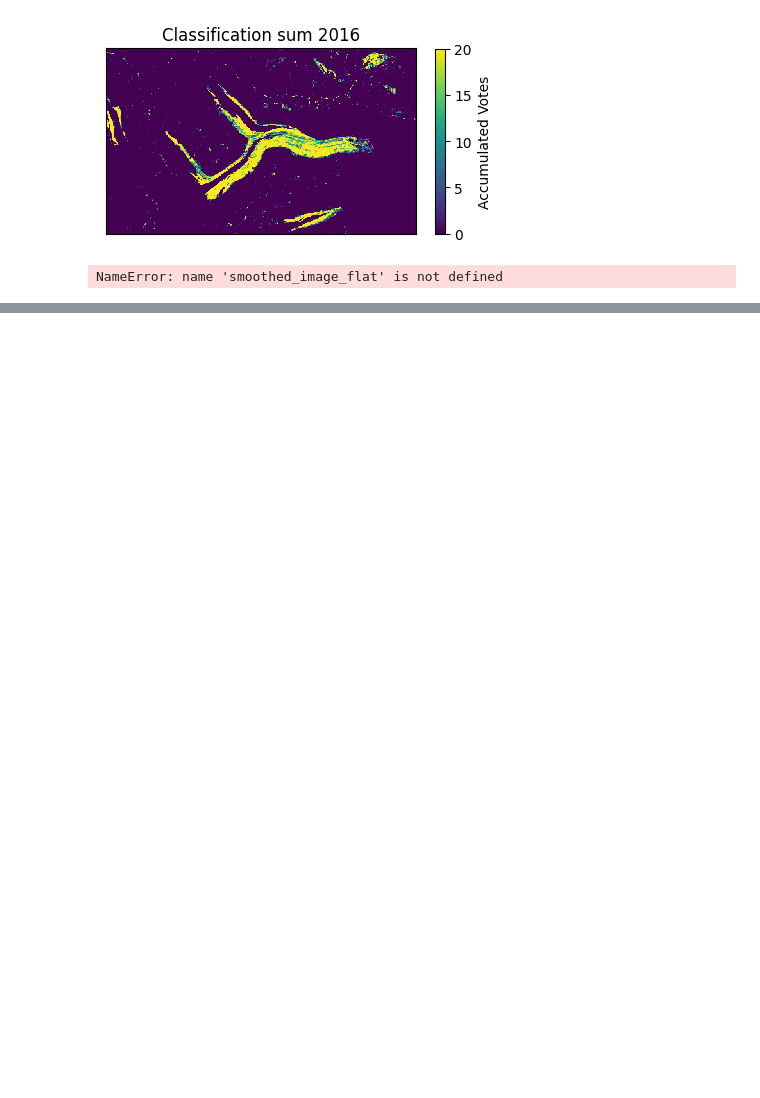
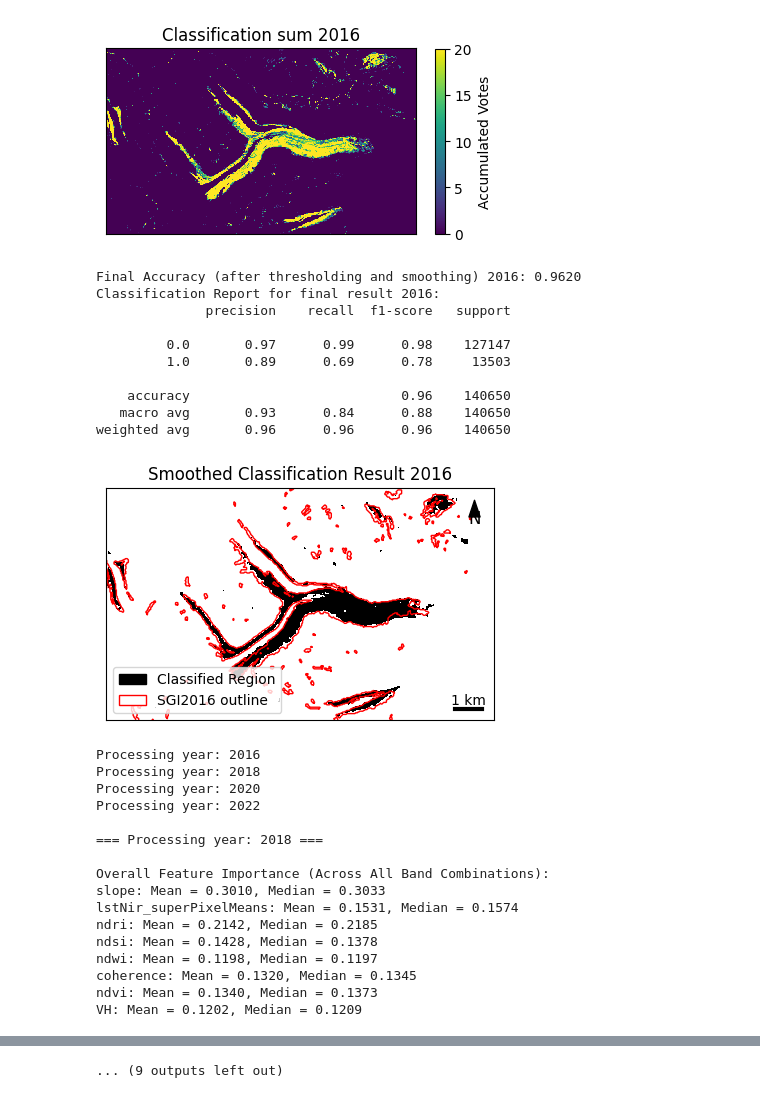
Before and after one commit to LorenaMueller/refine_DCG_outlines, a Jupyter notebook: DCG_RF_timeSeries.ipynb, the cells around one changed output, grey strips where cells are left out. Cells and saved outputs as stored; diff of their text form; code cells hidden in the pictures; blank space fills up the shorter version.

```diff
--- a/DCG_RF_timeSeries.ipynb
+++ b/DCG_RF_timeSeries.ipynb
@@ -340,12 +340,12 @@ for year in test_year:
     smoothed_image = gaussian_filter(binary_classification.astype(float), sigma=1)
     smoothed_image = np.round(smoothed_image)
 
-    smoothed_images[year] = smoothed_image_flat.copy()
+    smoothed_images[year] = smoothed_image.copy()
 
     # Calculate accuracy of the final classification result
     # Ensure smoothed_image matches the shape of the original mask
     smoothed_image_flat = smoothed_image[mask].ravel()
-    smoothed_images_flat[year] = smoothed_image.copy()
+    smoothed_images_flat[year] = smoothed_image_flat.copy()
 
 
     # Compare the smoothed classification result with the ground truth labels
@@ -427,14 +427,40 @@ Mounted at /content/drive
 
 === Processing year: 2016 ===
 
 Overall Feature Importance (Across All Band Combinations):
 slope: Mean = 0.3010, Median = 0.3033
 lstNir_superPixelMeans: Mean = 0.1531, Median = 0.1574
 ndri: Mean = 0.2142, Median = 0.2185
 ndsi: Mean = 0.1428, Median = 0.1378
 ndwi: Mean = 0.1198, Median = 0.1197
 coherence: Mean = 0.1320, Median = 0.1345
 ndvi: Mean = 0.1340, Median = 0.1373
 VH: Mean = 0.1202, Median = 0.1209
 [figure]
-NameError: name 'smoothed_image_flat' is not defined
+Final Accuracy (after thresholding and smoothing) 2016: 0.9620
+Classification Report for final result 2016:
+              precision    recall  f1-score   support
+
+         0.0       0.97      0.99      0.98    127147
+         1.0       0.89      0.69      0.78     13503
+
+    accuracy                           0.96    140650
+   macro avg       0.93      0.84      0.88    140650
+weighted avg       0.96      0.96      0.96    140650
+[figure, added]
+Processing year: 2016
+Processing year: 2018
+Processing year: 2020
+Processing year: 2022
+
+=== Processing year: 2018 ===
+
+Overall Feature Importance (Across All Band Combinations):
+slope: Mean = 0.3010, Median = 0.3033
+lstNir_superPixelMeans: Mean = 0.1531, Median = 0.1574
+ndri: Mean = 0.2142, Median = 0.2185
+ndsi: Mean = 0.1428, Median = 0.1378
+ndwi: Mean = 0.1198, Median = 0.1197
+coherence: Mean = 0.1320, Median = 0.1345
+ndvi: Mean = 0.1340, Median = 0.1373
+VH: Mean = 0.1202, Median = 0.1209
@@ -440,0 +507 @@ NameError: name 'smoothed_image_flat' is not defined
+... (9 outputs left out)
```
Also changed, not shown: parts of 1 cell of this notebook.
